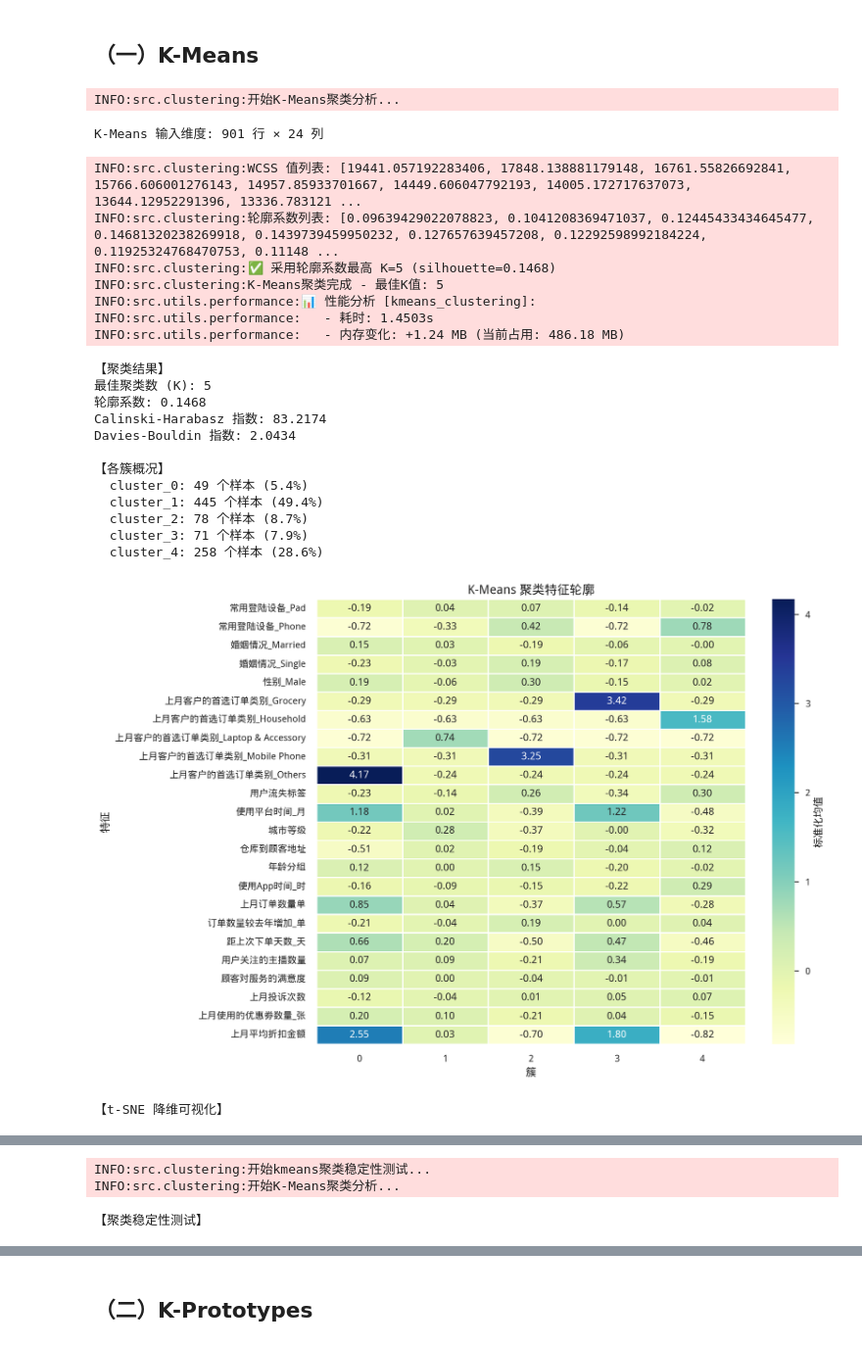
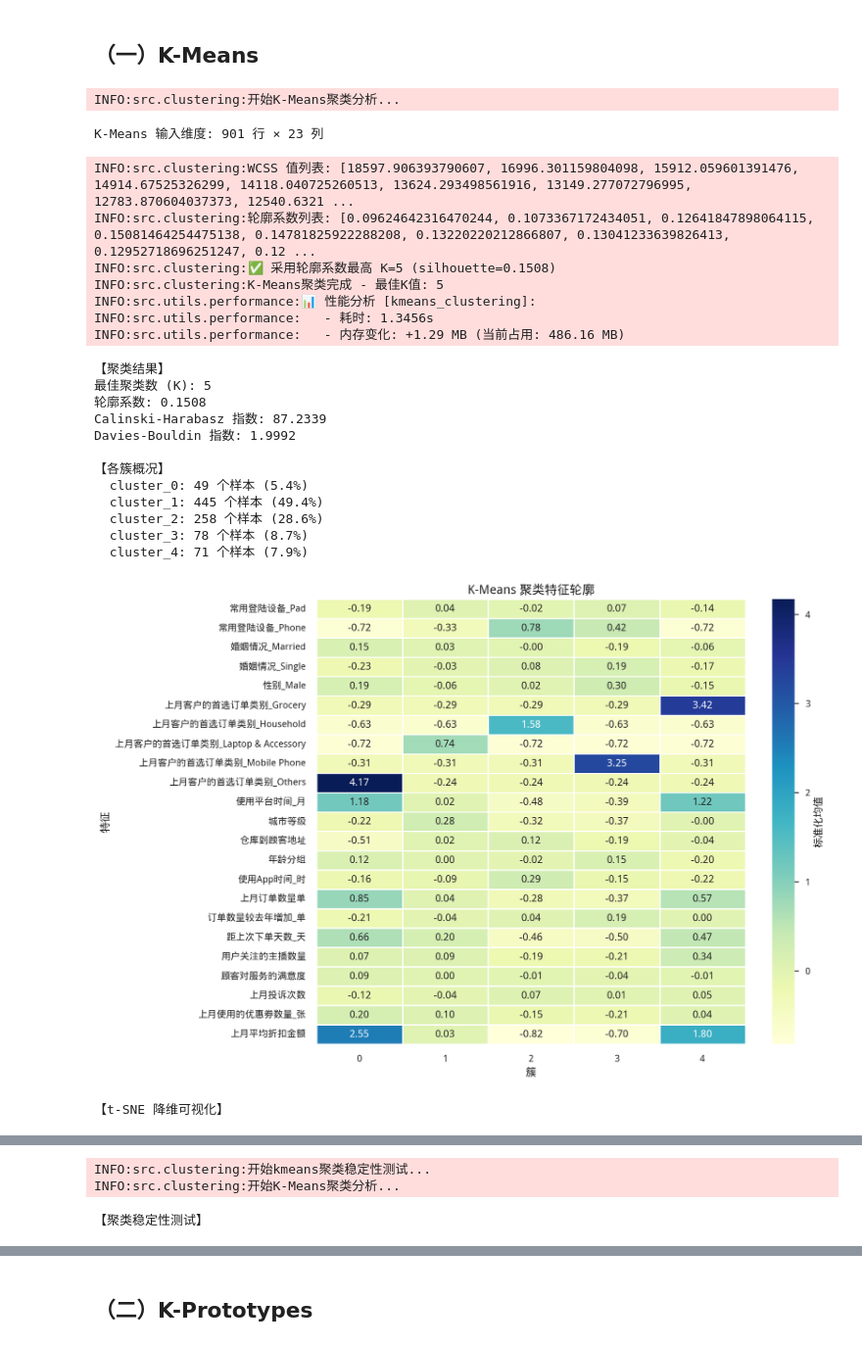
Before and after one commit to WaGll/Customer-Churn-Analysis, a Jupyter notebook: notebooks/customer_churn_analysis.ipynb, the cells around one changed output, grey strips where cells are left out. Shown at 98% size. Drawn from its saved outputs; the diff is of its cells as text; code cells hidden in the pictures.

```diff
--- a/notebooks/customer_churn_analysis.ipynb
+++ b/notebooks/customer_churn_analysis.ipynb
@@ -1021,7 +1017,7 @@ INFO:src.utils.performance:   - 内存变化: +4.36 MB (当前占用: 484.94 MB)
 cluster_analyzer = ClusterAnalyzer()
 
 # 准备数据：使用混合编码数据，去除目标列
-target_col_kmeans = '用户流失标签_1'
+target_col_kmeans = '用户流失标签'
 X_kmeans = mixed_df.drop(columns=[target_col_kmeans]) if target_col_kmeans in mixed_df.columns else mixed_df.copy()
 
 print(f"K-Means 输入维度: {X_kmeans.shape[0]} 行 × {X_kmeans.shape[1]} 列")
@@ -1061,45 +1057,45 @@ from sklearn.manifold import TSNE
 print("\n【t-SNE 降维可视化】")
 tsne = TSNE(n_components=2, random_state=RANDOM_STATE, perplexity=30, max_iter=1000)
 X_tsne = tsne.fit_transform(X_kmeans)
 plt.figure(figsize=(10, 8))
 scatter = plt.scatter(X_tsne[:, 0], X_tsne[:, 1], c=kmeans_result['labels'], cmap='viridis', alpha=0.6)
 plt.colorbar(scatter, label='Cluster')
 plt.title('K-Means 聚类结果 (t-SNE 降维)', fontsize=14, fontweight='bold')
 plt.xlabel('t-SNE 1', fontsize=12)
 plt.ylabel('t-SNE 2', fontsize=12)
 plt.grid(True, alpha=0.3)
 plt.tight_layout()
 plt.show()
 
 # ---- 稳定性测试 ----
 print("\n【聚类稳定性测试】")
 stability = cluster_analyzer.stability_test(
     X_kmeans, algorithm='kmeans', n_iterations=5
 )
 print(f"  稳定性等级: {stability['stability_level']}")
-print(f"  平均 Rand Index: {stability['consistency_scores']['rand_index']:.4f}")
+print(f"  平均 Rand Index: {stability['consistency_scores']['adjusted_rand_index']:.4f}")
 print(f"  平均互信息: {stability['consistency_scores']['mutual_info']:.4f}")
 # %% [output]
 INFO:src.clustering:开始K-Means聚类分析...
-K-Means 输入维度: 901 行 × 24 列
+K-Means 输入维度: 901 行 × 23 列
-INFO:src.clustering:WCSS 值列表: [19441.057192283406, 17848.138881179148, 16761.55826692841, 15766.606001276143, 14957.85933701667, 14449.606047792193, 14005.172717637073, 13644.12952291396, 13336.783121 ...
-INFO:src.clustering:轮廓系数列表: [0.09639429022078823, 0.1041208369471037, 0.12445433434645477, 0.14681320238269918, 0.1439739459950232, 0.127657639457208, 0.12292598992184224, 0.11925324768470753, 0.11148 ...
-INFO:src.clustering:✅ 采用轮廓系数最高 K=5 (silhouette=0.1468)
+INFO:src.clustering:WCSS 值列表: [18597.906393790607, 16996.301159804098, 15912.059601391476, 14914.67525326299, 14118.040725260513, 13624.293498561916, 13149.277072796995, 12783.870604037373, 12540.6321 ...
+INFO:src.clustering:轮廓系数列表: [0.09624642316470244, 0.1073367172434051, 0.12641847898064115, 0.15081464254475138, 0.14781825922288208, 0.13220220212866807, 0.13041233639826413, 0.12952718696251247, 0.12 ...
+INFO:src.clustering:✅ 采用轮廓系数最高 K=5 (silhouette=0.1508)
 INFO:src.clustering:K-Means聚类完成 - 最佳K值: 5
 INFO:src.utils.performance:📊 性能分析 [kmeans_clustering]:
-INFO:src.utils.performance:   - 耗时: 1.4503s
-INFO:src.utils.performance:   - 内存变化: +1.24 MB (当前占用: 486.18 MB)
+INFO:src.utils.performance:   - 耗时: 1.3456s
+INFO:src.utils.performance:   - 内存变化: +1.29 MB (当前占用: 486.16 MB)
 【聚类结果】
 最佳聚类数 (K): 5
-轮廓系数: 0.1468
-Calinski-Harabasz 指数: 83.2174
-Davies-Bouldin 指数: 2.0434
+轮廓系数: 0.1508
+Calinski-Harabasz 指数: 87.2339
+Davies-Bouldin 指数: 1.9992
 
 【各簇概况】
   cluster_0: 49 个样本 (5.4%)
   cluster_1: 445 个样本 (49.4%)
-  cluster_2: 78 个样本 (8.7%)
-  cluster_3: 71 个样本 (7.9%)
-  cluster_4: 258 个样本 (28.6%)
+  cluster_2: 258 个样本 (28.6%)
+  cluster_3: 78 个样本 (8.7%)
+  cluster_4: 71 个样本 (7.9%)
-[figure, old version]
+[figure, new version]
 【t-SNE 降维可视化】
```
Also changed, not shown: parts of 12 cells of this notebook, 7 other files.
